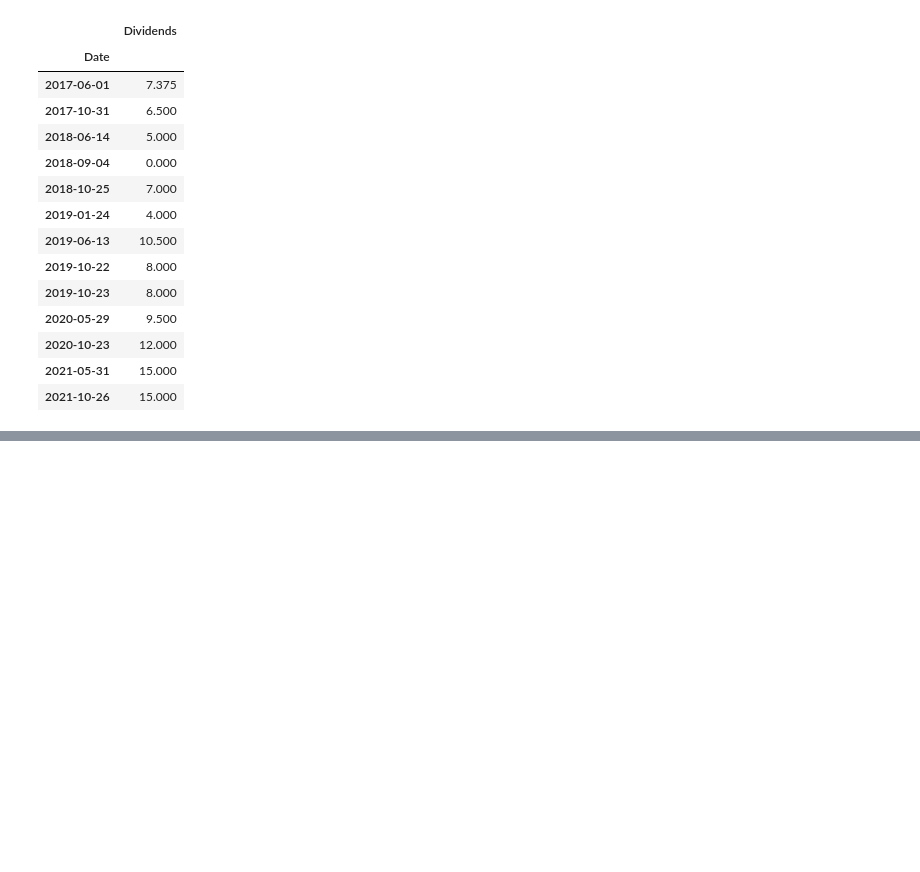
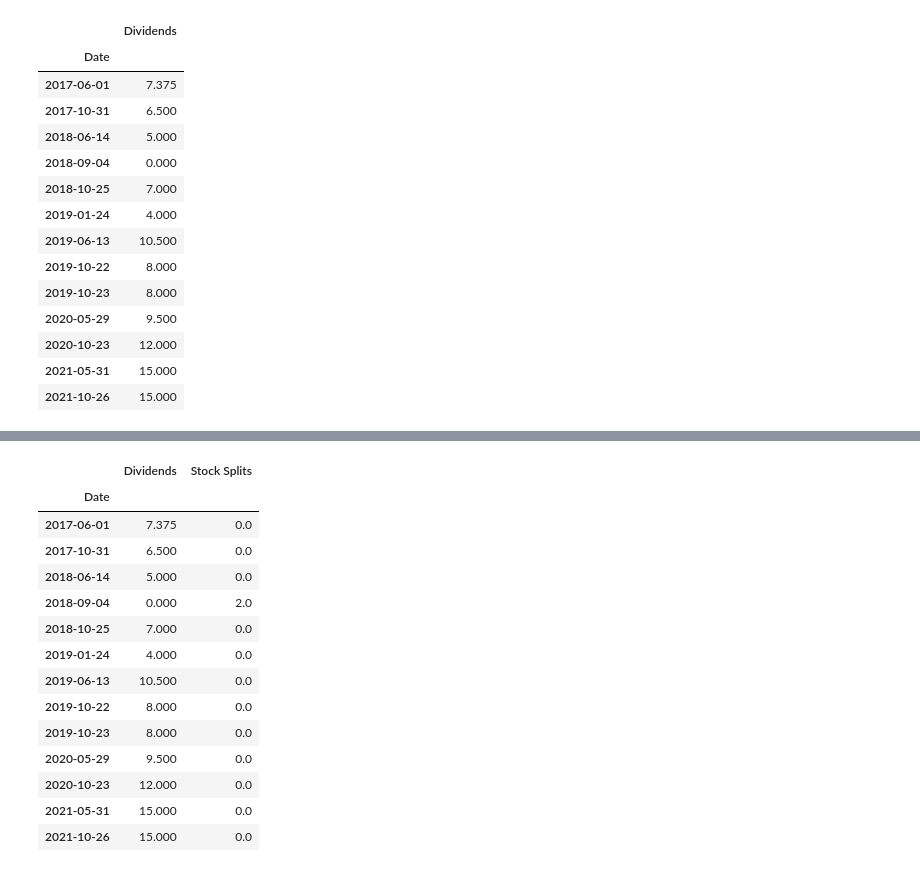
Before and after one commit to vivekjainmaiet/stockanalysis, a Jupyter notebook: notebooks/vivek_notebook.ipynb, the cells around one changed output, grey strips where cells are left out. Cells and saved outputs as stored; diff of their text form; code cells hidden in the pictures; blank space fills up the shorter version.

```diff
--- a/notebooks/vivek_notebook.ipynb
+++ b/notebooks/vivek_notebook.ipynb
@@ -198,0 +259,19 @@ ticker.get_actions(all)[["Dividends"]]
+# %%
+
+ticker.actions
+# %% [output]
+|  | Dividends | Stock Splits |
+| Date |  |  |
+| 2017-06-01 | 7.375 | 0.0 |
+| 2017-10-31 | 6.500 | 0.0 |
+| 2018-06-14 | 5.000 | 0.0 |
+| 2018-09-04 | 0.000 | 2.0 |
+| 2018-10-25 | 7.000 | 0.0 |
+| 2019-01-24 | 4.000 | 0.0 |
+| 2019-06-13 | 10.500 | 0.0 |
+| 2019-10-22 | 8.000 | 0.0 |
+| 2019-10-23 | 8.000 | 0.0 |
+| 2020-05-29 | 9.500 | 0.0 |
+| 2020-10-23 | 12.000 | 0.0 |
+| 2021-05-31 | 15.000 | 0.0 |
+| 2021-10-26 | 15.000 | 0.0 |
```
Also changed, not shown: parts of 20 cells of this notebook, 3 other files.
